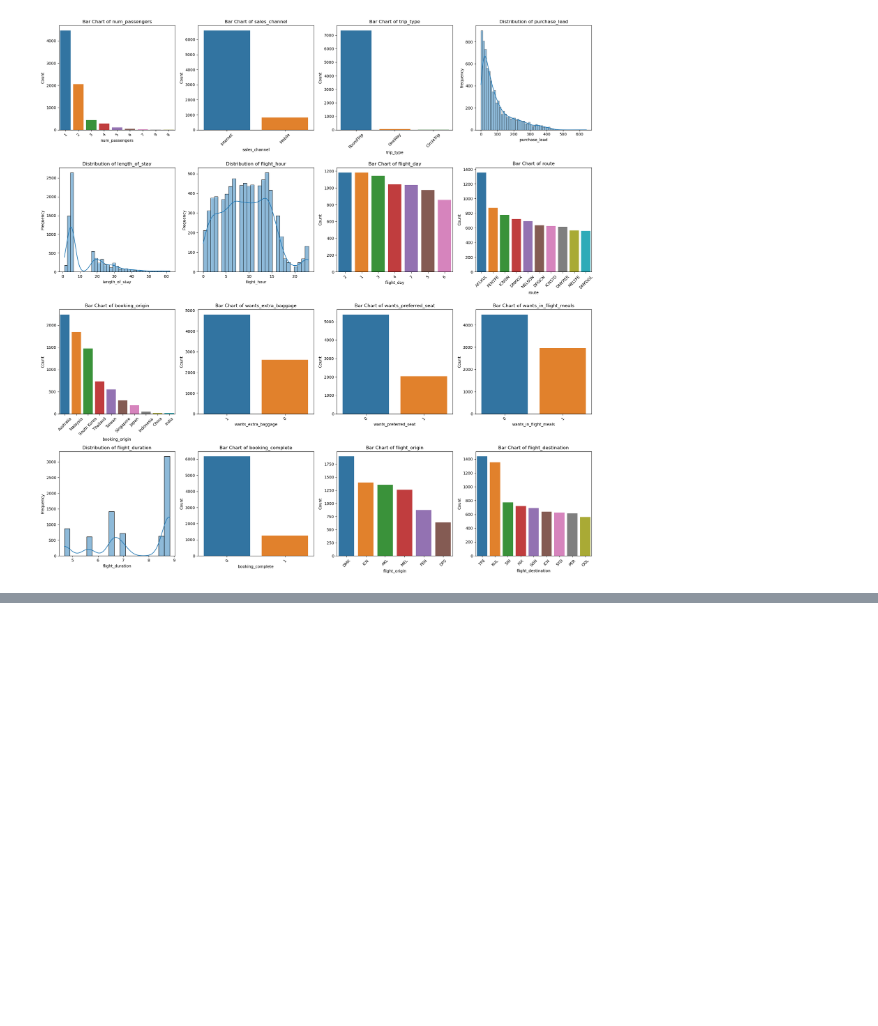
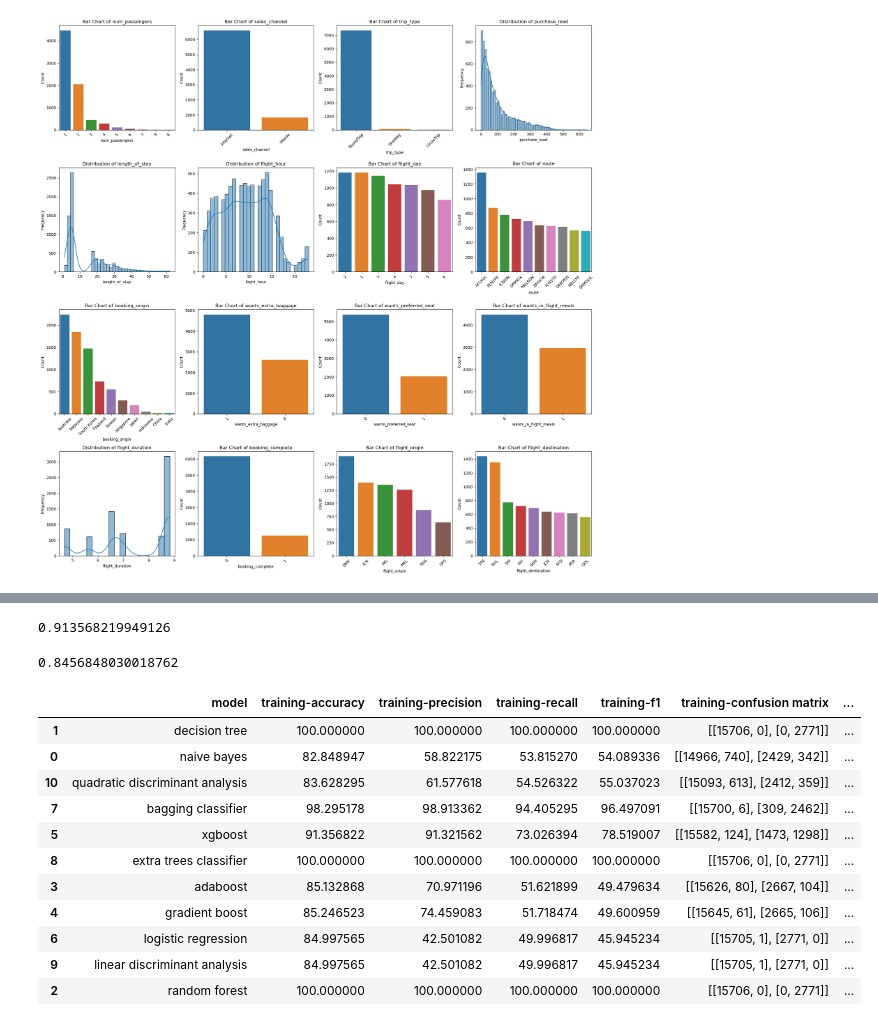
Before and after one commit to MarkPhamm/British-Airway, a Jupyter notebook: model/BookingModel.ipynb, the cells around one changed output, grey strips where cells are left out. Cells and saved outputs as stored; diff of their text form; code cells hidden in the pictures; blank space fills up the shorter version.

Commit message:
update review analysis

```diff
--- a/model/BookingModel.ipynb
+++ b/model/BookingModel.ipynb
@@ -259,0 +372,8 @@ plt.show()
+# %%
+xgboost_model.score(x_train, y_train)
+# %% [output]
+0.913568219949126
+# %%
+xgboost_model.score(x_test, y_test)
+# %% [output]
+0.8456848030018762
@@ -259,0 +383,15 @@ plt.show()
+# %%
+a
+# %% [output]
+|  | model | training-accuracy | training-precision | training-recall | training-f1 | training-confusion matrix | ... |
+| 1 | decision tree | 100.000000 | 100.000000 | 100.000000 | 100.000000 | [[15706, 0], [0, 2771]] | ... |
+| 0 | naive bayes | 82.848947 | 58.822175 | 53.815270 | 54.089336 | [[14966, 740], [2429, 342]] | ... |
+| 10 | quadratic discriminant analysis | 83.628295 | 61.577618 | 54.526322 | 55.037023 | [[15093, 613], [2412, 359]] | ... |
+| 7 | bagging classifier | 98.295178 | 98.913362 | 94.405295 | 96.497091 | [[15700, 6], [309, 2462]] | ... |
+| 5 | xgboost | 91.356822 | 91.321562 | 73.026394 | 78.519007 | [[15582, 124], [1473, 1298]] | ... |
+| 8 | extra trees classifier | 100.000000 | 100.000000 | 100.000000 | 100.000000 | [[15706, 0], [0, 2771]] | ... |
+| 3 | adaboost | 85.132868 | 70.971196 | 51.621899 | 49.479634 | [[15626, 80], [2667, 104]] | ... |
+| 4 | gradient boost | 85.246523 | 74.459083 | 51.718474 | 49.600959 | [[15645, 61], [2665, 106]] | ... |
+| 6 | logistic regression | 84.997565 | 42.501082 | 49.996817 | 45.945234 | [[15705, 1], [2771, 0]] | ... |
+| 9 | linear discriminant analysis | 84.997565 | 42.501082 | 49.996817 | 45.945234 | [[15705, 1], [2771, 0]] | ... |
+| 2 | random forest | 100.000000 | 100.000000 | 100.000000 | 100.000000 | [[15706, 0], [0, 2771]] | ... |
```
Also changed, not shown: parts of 17 cells of this notebook, 2 other files.
